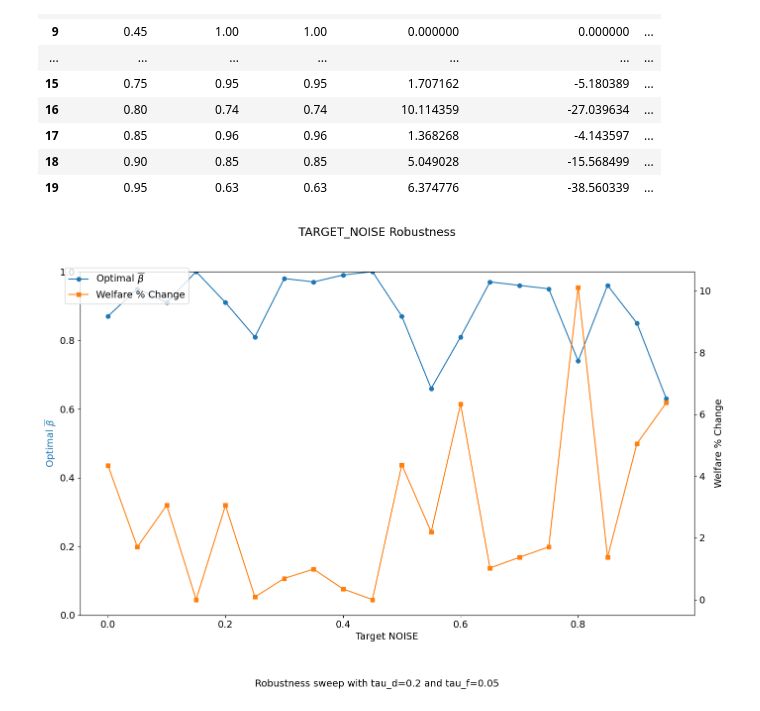
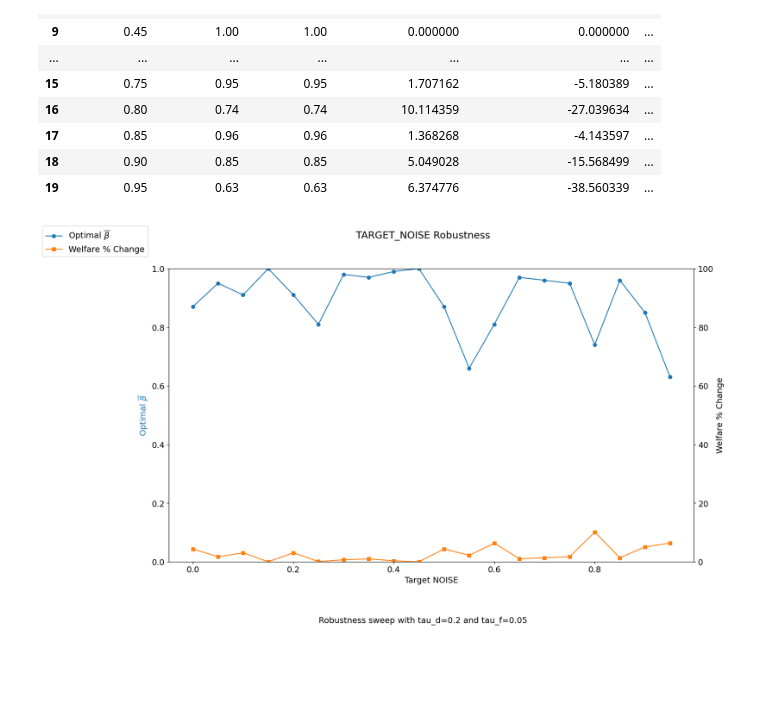
Before and after one commit to jesselabelle/optimal-ipr, a Jupyter notebook: notebooks/robustness/NOISE.ipynb, the cells around one changed output. Cells and saved outputs as stored; diff of their text form; code cells hidden in the pictures; blank space fills up the shorter version.

```diff
--- a/notebooks/robustness/NOISE.ipynb
+++ b/notebooks/robustness/NOISE.ipynb
@@ -161,25 +161,26 @@ results_df
 # %%
 csv_path = ensure_exists(RESULTS_DIR / "noise_sweep.csv")
 results_df.to_csv(csv_path, index=False)
 
 plt.rcParams.update({"font.size": 14})
 fig, ax1 = plt.subplots(figsize=(16, 9))
 ax1.set_xlabel("Target NOISE")
 ax1.set_ylabel(r"Optimal $\overline{\beta}$", color="tab:blue")
 ax1.set_ylim(0, 1)
 ax1.plot(results_df["target_noise"], results_df["bar_beta_opt"], marker="o", color="tab:blue", label=r"Optimal $\overline{\beta}$")
 ax2 = ax1.twinx()
 ax2.set_ylabel("Welfare % Change")
+ax2.set_ylim(0, 100)
 ax2.plot(results_df["target_noise"], results_df["welfare_pct_change"], marker="s", color="tab:orange", label="Welfare % Change")
-fig.legend(loc="upper left", bbox_to_anchor=(0.1, 0.9))
+fig.legend(loc="lower right", bbox_to_anchor=(0.1, 0.9))
 caption = "Robustness sweep with tau_d=0.2 and tau_f=0.05"
 fig.suptitle("TARGET_NOISE Robustness")
 fig.text(0.5, -0.05, caption, ha="center")
 png_path = ensure_exists(RESULTS_DIR / "noise_sweep.png")
 fig.savefig(png_path, dpi=100, bbox_inches="tight")
 plt.show()
 # %% [output]
-[figure, old version]
+[figure, new version]
 # %%
 baseline_noise = 0.20
 baseline_calc = run_for_noise(baseline_noise, ctx)
```
Also changed, not shown: parts of 1 cell of this notebook, 20 other files.
